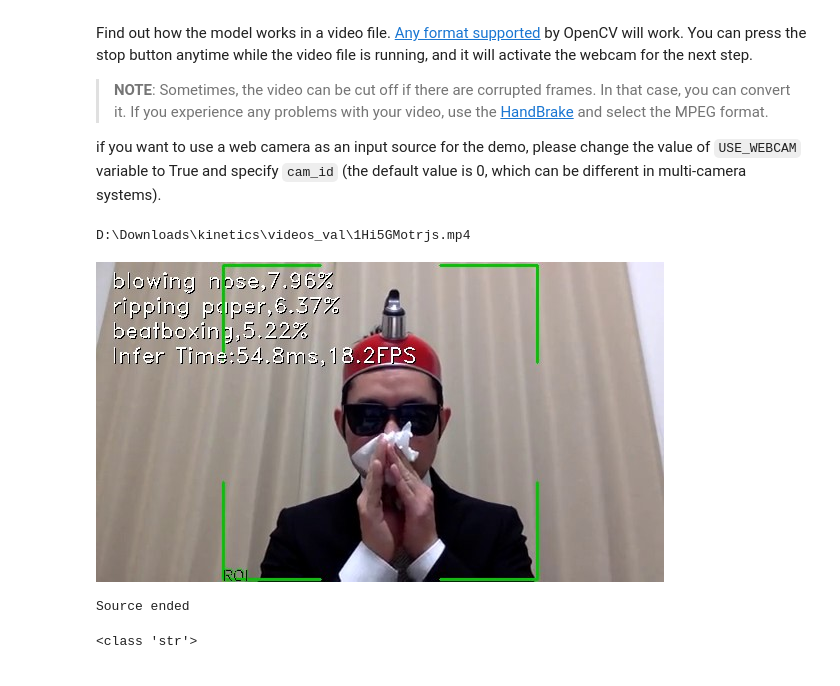
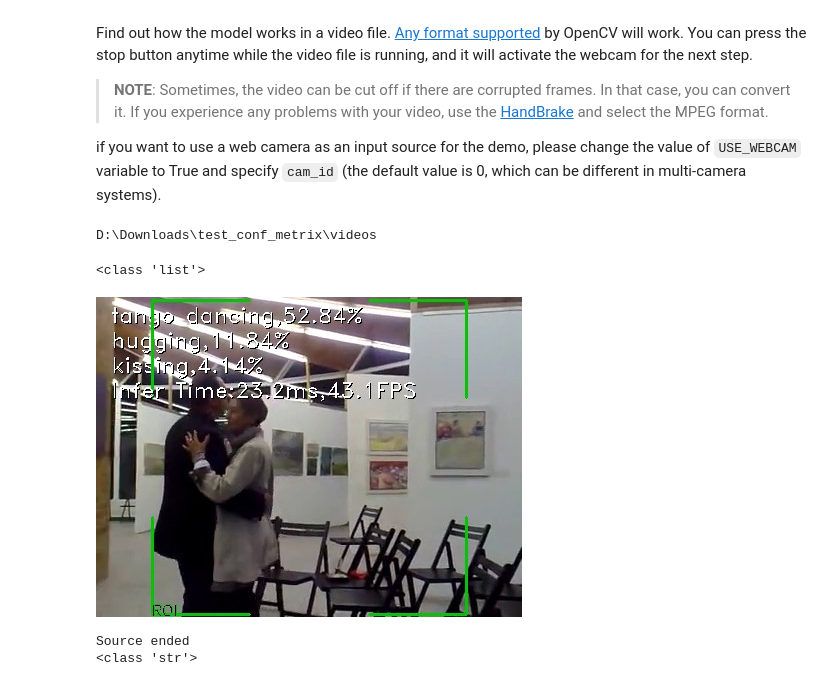
Before and after one commit to MuhammadShafaatKhan13/openvino_notebooks, a Jupyter notebook: notebook/action-recognition-webcam/action-recognition-webcam.ipynb, the cells around one changed output. Saved outputs shown, nothing was run; the diff lists cells and outputs as text; code cells hidden in the pictures.

Commit message:
wip passing all videos

```diff
--- a/notebook/action-recognition-webcam/action-recognition-webcam.ipynb
+++ b/notebook/action-recognition-webcam/action-recognition-webcam.ipynb
@@ -174,5 +174,7 @@ open("notebook_utils.py", "w").write(r.text)
 import notebook_utils as utils
 # %%
 load_dotenv()
-VIDEO_PATH = os.environ['VIDEO_PATH']
-VIDEO_CAPTION = os.environ['CAPTION']
+VIDEOS_PATH = os.environ['VIDEOS_PATH']
+VIDEOS = os.listdir(VIDEOS_PATH)
+VIDEO_CAPTION = os.environ['CAPTIONS']
+print(VIDEOS)
@@ -687,25 +691,54 @@ l_file = open(logs_file_path, "a")  # append mode
 l_file.write("\ntest var: \n" + json.dumps(predictions_arr, indent = 4) + "\n" )
 l_file.close()
 # %%
-print(os.environ.get('VIDEO_PATH'))#os.environ['VIDEO_PATH']
+print(os.environ.get('VIDEOS_PATH'))#os.environ['VIDEO_PATH']
 # %% [output]
-D:\Downloads\kinetics\videos_val\1Hi5GMotrjs.mp4
+D:\Downloads\test_conf_metrix\videos
+# %%
+print(type(VIDEOS))
+# %% [output]
+<class 'list'>
 # %%
 
 # import pafy
 
 USE_WEBCAM = False
 
 cam_id = 0
 #video_file = "https://www.youtube.com/embed/0347ZoDXyP0?start=95&end=105&ref=autodidacts.io" #not working
 #video_file = "https://www.youtube.com/watch?v=0347ZoDXyP0"  #not working
 #video = pafy.new("https://www.youtube.com/watch?v=0347ZoDXyP0") #not working
 #video_file = video.getbest(preftype="mp4") #not working
 # got VIDEO_PATH through environment variable
-video_file = VIDEO_PATH
-source = cam_id if USE_WEBCAM else video_file
-additional_options = {"skip_first_frames": 0, "flip": False} if not USE_WEBCAM else {"flip": True}
-run_action_recognition(source=source, use_popup=False, predictions_arr=predictions_arr, **additional_options)
+for video in VIDEOS:
+    video_file = VIDEOS_PATH + "\\" + video
+    source = cam_id if USE_WEBCAM else video_file
+    additional_options = {"skip_first_frames": 0, "flip": False} if not USE_WEBCAM else {"flip": True}
+    run_action_recognition(source=source, use_popup=False, predictions_arr=predictions_arr, **additional_options)
+    with open(os.getcwd() + "\\logs.json", "w") as outfile:
+        outfile.write(json.dumps(predictions_arr,  indent=4))
+    l_file = open(logs_file_path, "a")  # append mode
+    l_file.write("output of predictions written into " + os.getcwd() + "\\logs.json" )
+    l_file.close()
+    sorted_predictions = []
+    tmp_s_p = {}
+    no_of_frames = 0
+    for frame in predictions_arr:
+        no_of_frames = no_of_frames + 1
+        for prediction in frame:
+            if prediction['label'] in tmp_s_p.keys():
+                tmp_s_p[prediction['label']] = float(tmp_s_p[prediction['label']]) + float(prediction['confidence'])
+            else:
+                tmp_s_p[prediction['label']] = float(prediction['confidence'])
+    for pred in tmp_s_p:
+        tmp_s_p[pred] = tmp_s_p[pred]/no_of_frames
+    print(type(predictions_arr[0][0]['confidence']))
+    while tmp_s_p:
+        key = max(zip(tmp_s_p.values(), tmp_s_p.keys()))[1]
+        value = max(zip(tmp_s_p.values(), tmp_s_p.keys()))[0]
+        sorted_predictions.append({'name': key, 'value': value})
+        tmp_s_p.pop(key)
 # %% [output]
-[figure, old version]
+[figure, new version]
 Source ended
+<class 'str'>
@@ -719,16 +744,0 @@ l_file.close()
-# %%
-sorted_predictions = []
-tmp_s_p = {}
-no_of_frames = 0
-for frame in predictions_arr:
-    no_of_frames = no_of_frames + 1
-    for prediction in frame:
-        if prediction['label'] in tmp_s_p.keys():
-            tmp_s_p[prediction['label']] = float(tmp_s_p[prediction['label']]) + float(prediction['confidence'])
-        else:
-            tmp_s_p[prediction['label']] = float(prediction['confidence'])
-for pred in tmp_s_p:
-    tmp_s_p[pred] = tmp_s_p[pred]/no_of_frames
-print(type(predictions_arr[0][0]['confidence']))
-# %% [output]
-<class 'str'>
```
Also changed, not shown: parts of 4 cells of this notebook.
